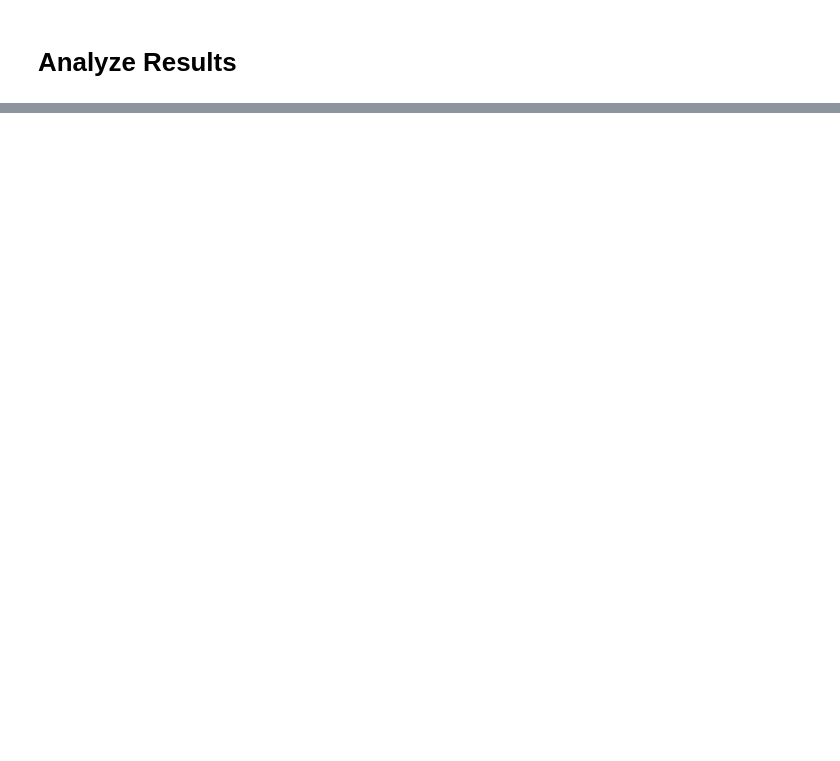
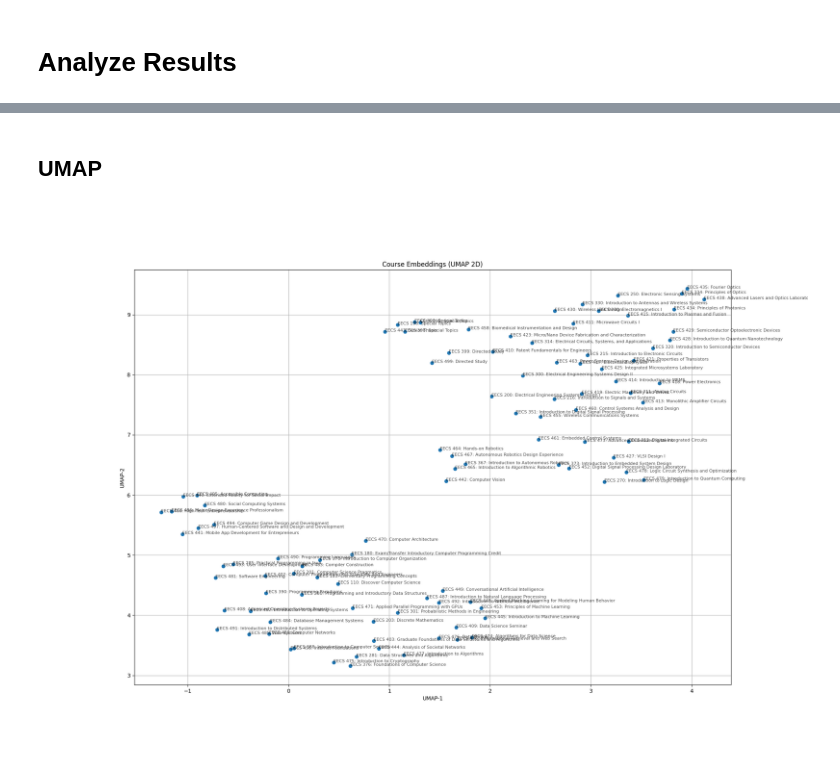
Before and after one commit to kvnshu/course-manifold, a Jupyter notebook: generate_embeddings.ipynb, the cells around one changed output, grey strips where cells are left out. Saved outputs shown, nothing was run; the diff lists cells and outputs as text; code cells hidden in the pictures; blank space fills up the shorter version.

```diff
--- a/generate_embeddings.ipynb
+++ b/generate_embeddings.ipynb
@@ -83,0 +91,19 @@ plt.show()
+# %% [markdown]
+## UMAP
+# %%
+# Visualize embeddings using UMAP (2D)
+umap_model_2d = umap.UMAP(n_components=2, random_state=42)
+embeddings_umap = umap_model_2d.fit_transform(embeddings)
+
+plt.figure(figsize=(20, 14))
+plt.scatter(embeddings_umap[:, 0], embeddings_umap[:, 1])
+for i, (course_number, row) in enumerate(df_undergrad.iterrows()):
+    label = f"{course_number}: {row['course_name']}"
+    plt.annotate(label, (embeddings_umap[i, 0], embeddings_umap[i, 1]), fontsize=8, alpha=0.7)
+plt.title('Course Embeddings (UMAP 2D)')
+plt.xlabel('UMAP-1')
+plt.ylabel('UMAP-2')
+plt.grid(True)
+plt.show()
+# %% [output]
+[figure, added]
```
Also changed, not shown: parts of 13 cells of this notebook, 6 other files.
